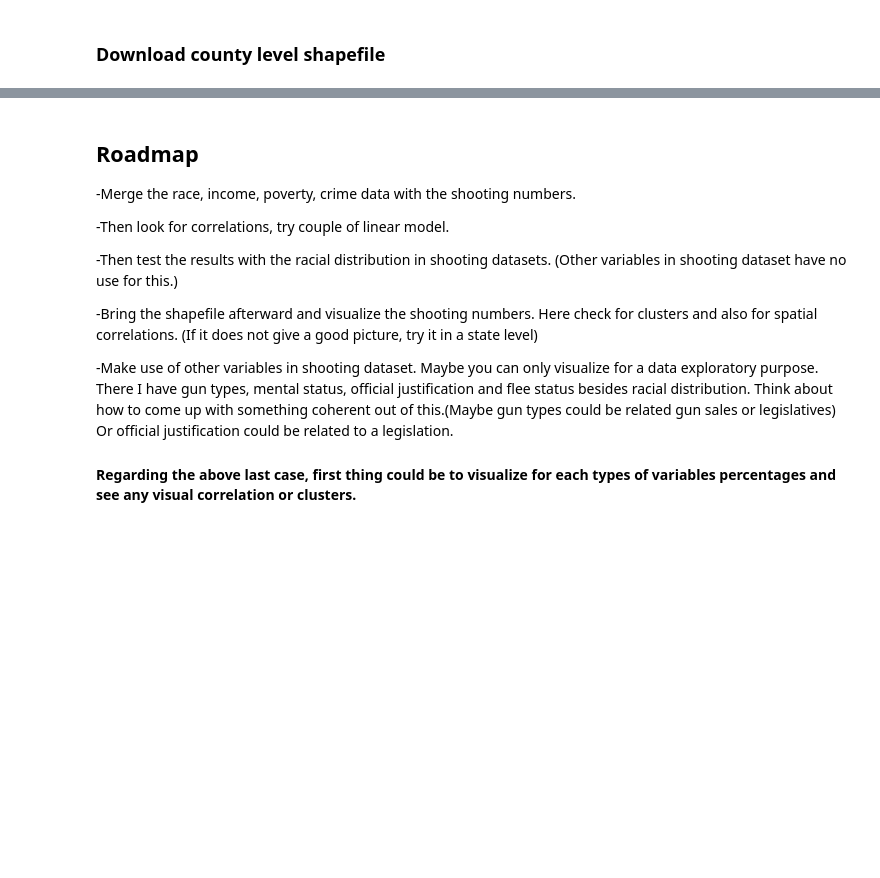
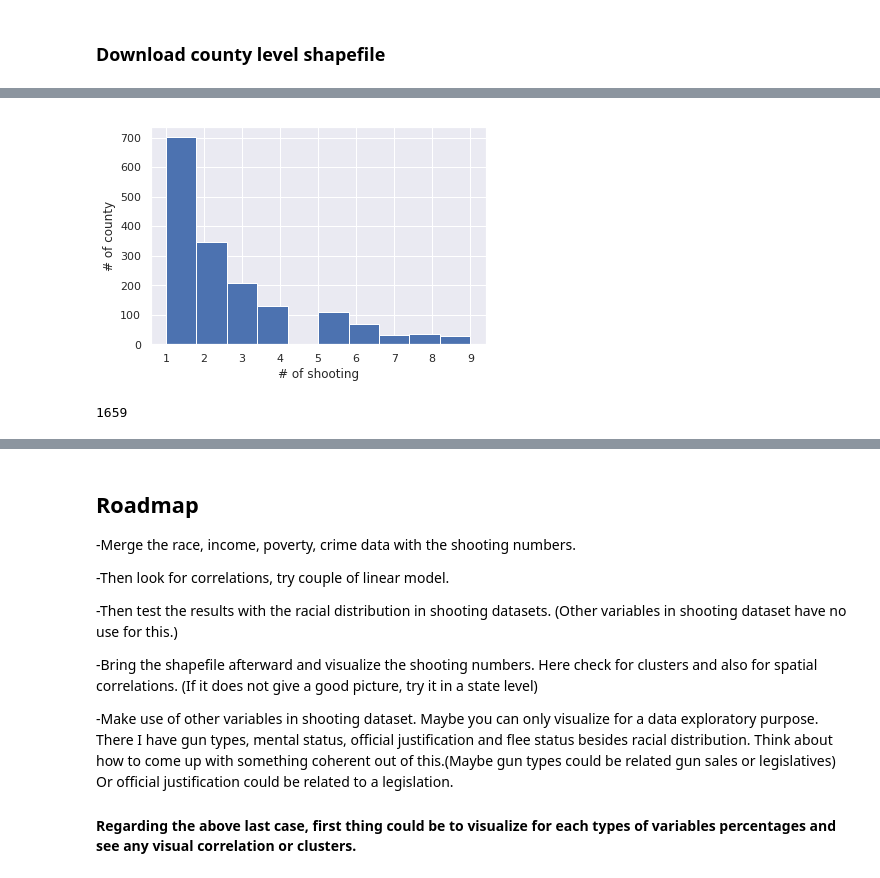
Before and after one commit to yavuzsunor/ADS-Project, a Jupyter notebook: ADS_Project_Yavuz.ipynb, the cells around one changed output, grey strips where cells are left out. Drawn from its saved outputs; the diff is of its cells as text; code cells hidden in the pictures; blank space fills up the shorter version.

```diff
--- a/ADS_Project_Yavuz.ipynb
+++ b/ADS_Project_Yavuz.ipynb
@@ -561,0 +568,9 @@ countyshp.head()
+# %%
+plt.hist(shootings_perc_2['Total'][shootings_perc_2['Total'] < 10])
+plt.xlabel('# of shooting')
+plt.ylabel('# of county')
+plt.show()
+print(len(shootings_perc_2[shootings_perc_2['Total'] < 10]))
+# %% [output]
+[figure, added]
+1659
```
Also changed, not shown: parts of 25 cells of this notebook.
